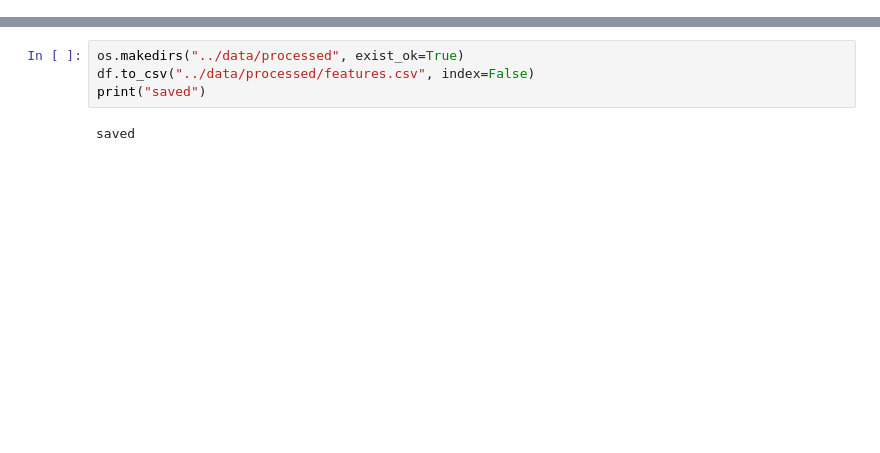
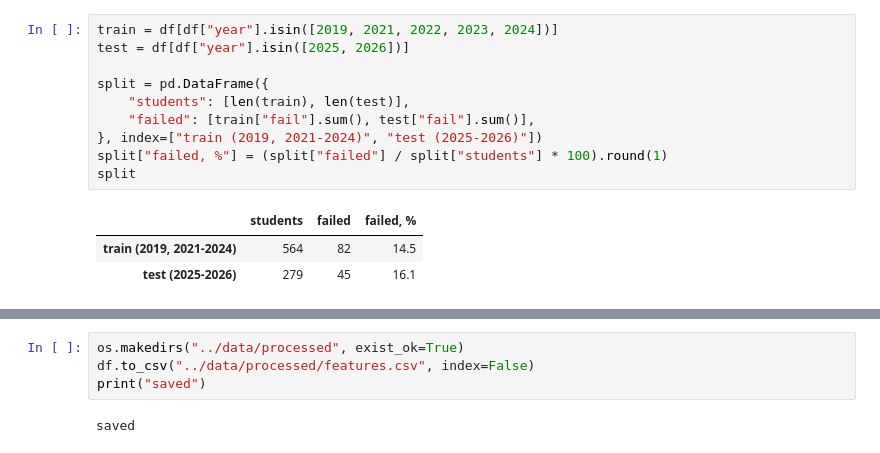
Before and after one commit to anderhinn/Project-F1-Moodle_Activity, a Jupyter notebook: hw10/01_data_prep_denis.ipynb, the cells around one changed output, grey strips where cells are left out. Saved outputs shown, nothing was run; the diff lists cells and outputs as text; blank space fills up the shorter version.

```diff
--- a/hw10/01_data_prep_denis.ipynb
+++ b/hw10/01_data_prep_denis.ipynb
@@ -221,0 +203,14 @@ We save the table into `data/processed/`. The `data` folder is in `.gitignore`,
+# %%
+train = df[df["year"].isin([2019, 2021, 2022, 2023, 2024])]
+test = df[df["year"].isin([2025, 2026])]
+
+split = pd.DataFrame({
+    "students": [len(train), len(test)],
+    "failed": [train["fail"].sum(), test["fail"].sum()],
+}, index=["train (2019, 2021-2024)", "test (2025-2026)"])
+split["failed, %"] = (split["failed"] / split["students"] * 100).round(1)
+split
+# %% [output]
+|  | students | failed | failed, % |
+| train (2019, 2021-2024) | 564 | 82 | 14.5 |
+| test (2025-2026) | 279 | 45 | 16.1 |
```
Also changed, not shown: parts of 52 cells of this notebook, 4 other files.
